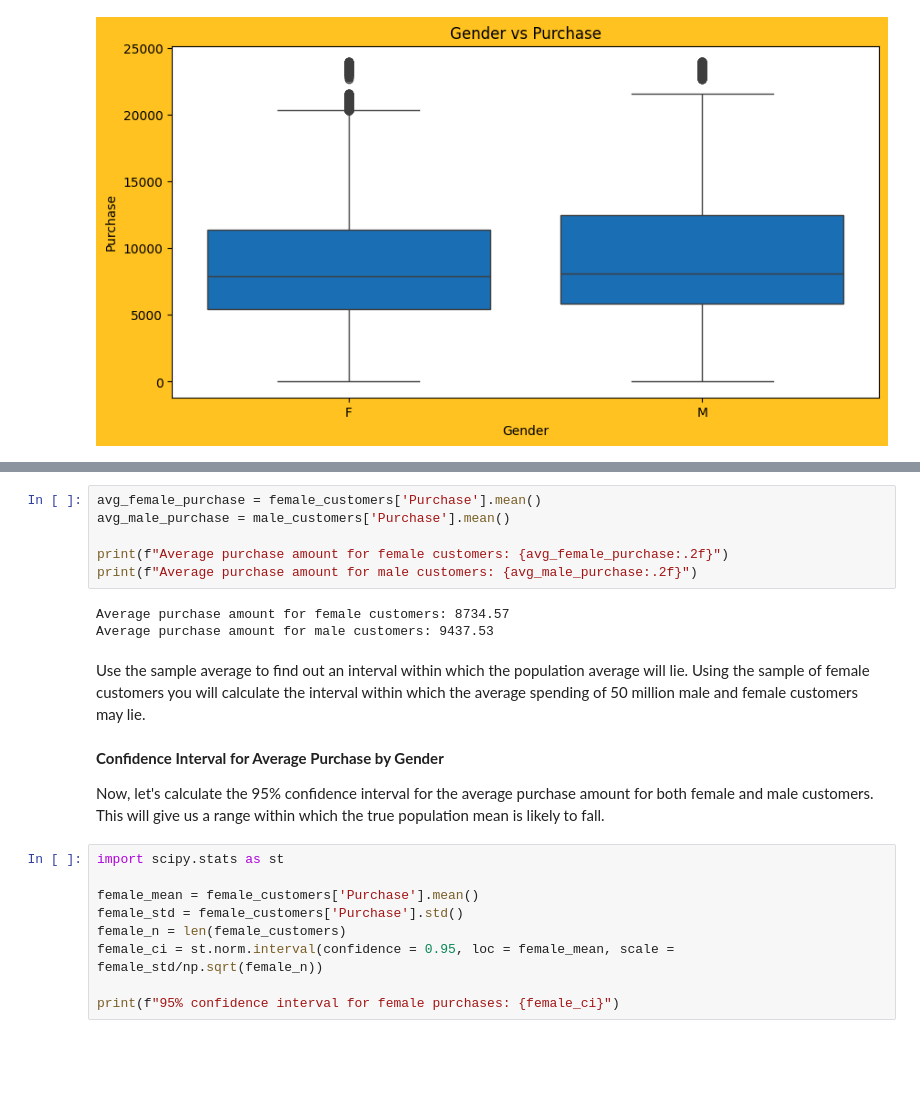
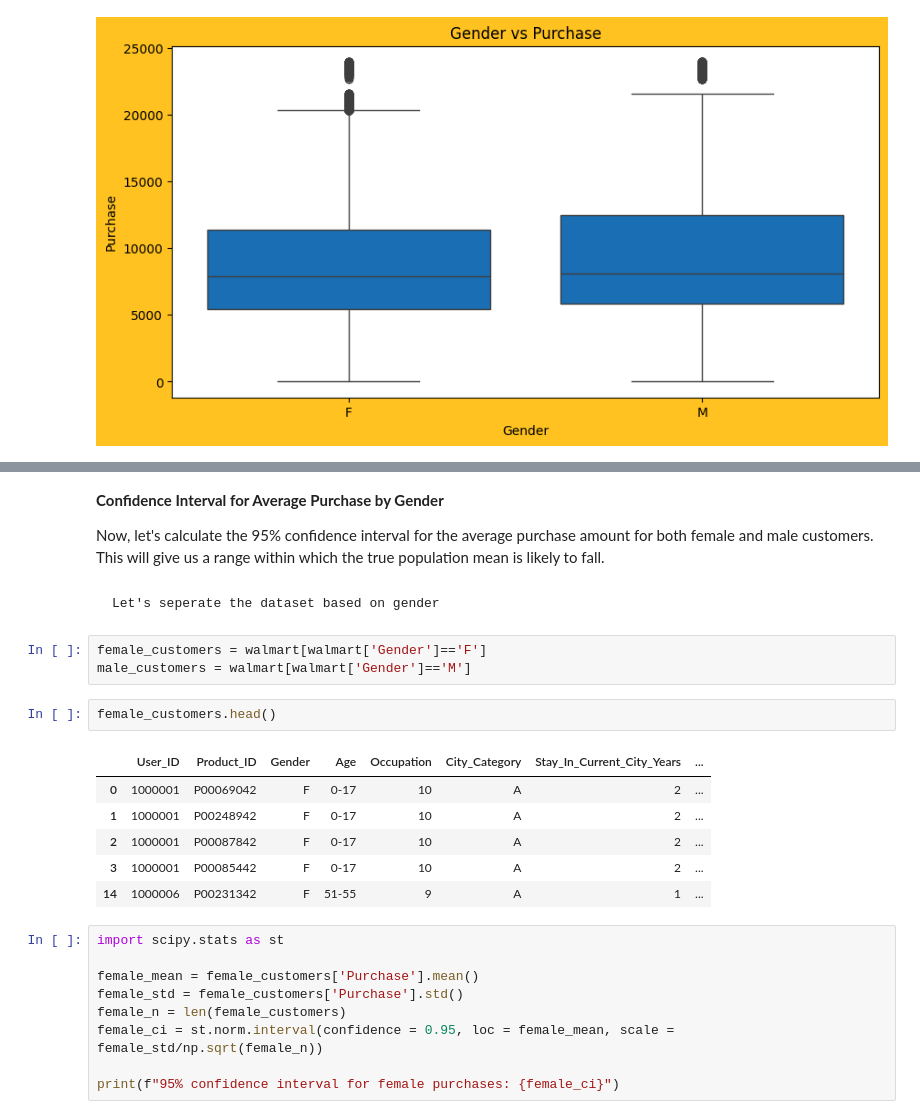
Before and after one commit to RichaGaharwar/Walmart---Confidence-Interval-CLT, a Jupyter notebook: Walmart_Confidence_Interval_&_CLT.ipynb, the cells around one changed output, grey strips where cells are left out. Drawn from its saved outputs; the diff is of its cells as text; blank space fills up the shorter version.

````diff
--- a/Walmart_Confidence_Interval_&_CLT.ipynb
+++ b/Walmart_Confidence_Interval_&_CLT.ipynb
@@ -670,18 +637,23 @@ male_customers
-# %%
-avg_female_purchase = female_customers['Purchase'].mean()
-avg_male_purchase = male_customers['Purchase'].mean()
-
-print(f"Average purchase amount for female customers: {avg_female_purchase:.2f}")
-print(f"Average purchase amount for male customers: {avg_male_purchase:.2f}")
-# %% [output]
-Average purchase amount for female customers: 8734.57
-Average purchase amount for male customers: 9437.53
-# %% [markdown]
-Use the sample average to find out an interval within which the population average will lie. Using the sample of female customers you will calculate the interval within which the average spending of 50 million male and female customers may lie.
 # %% [markdown]
 **Confidence Interval for Average Purchase by Gender**
 
 Now, let's calculate the 95% confidence interval for the average purchase amount for both female and male customers. This will give us a range within which the true population mean is likely to fall.
+# %% [markdown]
+```
+Let's seperate the dataset based on gender
+```
+# %%
+female_customers = walmart[walmart['Gender']=='F']
+male_customers = walmart[walmart['Gender']=='M']
+# %%
+female_customers.head()
+# %% [output]
+|  | User_ID | Product_ID | Gender | Age | Occupation | City_Category | Stay_In_Current_City_Years | ... |
+| 0 | 1000001 | P00069042 | F | 0-17 | 10 | A | 2 | ... |
+| 1 | 1000001 | P00248942 | F | 0-17 | 10 | A | 2 | ... |
+| 2 | 1000001 | P00087842 | F | 0-17 | 10 | A | 2 | ... |
+| 3 | 1000001 | P00085442 | F | 0-17 | 10 | A | 2 | ... |
+| 14 | 1000006 | P00231342 | F | 51-55 | 9 | A | 1 | ... |
 # %%
 import scipy.stats as st
 
````
Also changed, not shown: parts of 76 cells of this notebook.
